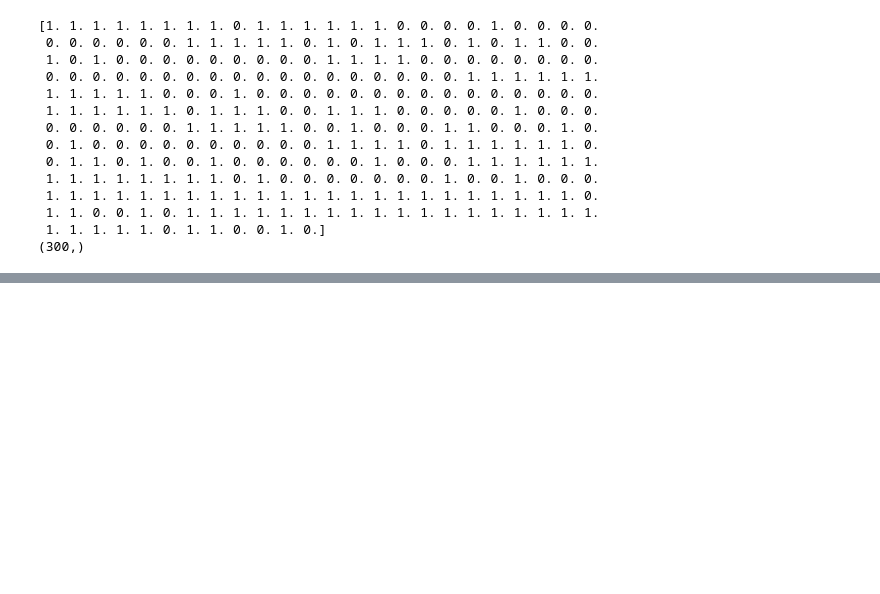
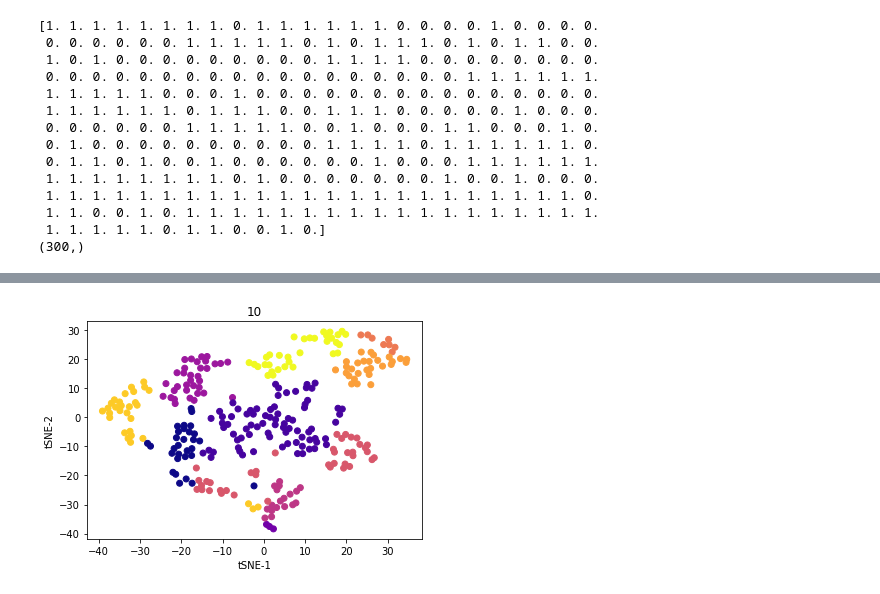
Before and after one commit to rohannramesh/Basketball_predictions, a Jupyter notebook: Team_by_team_analysis.ipynb, the cells around one changed output, grey strips where cells are left out. Drawn from its saved outputs; the diff is of its cells as text; code cells hidden in the pictures; blank space fills up the shorter version.

```diff
--- a/Team_by_team_analysis.ipynb
+++ b/Team_by_team_analysis.ipynb
@@ -469,0 +514,18 @@ print(np.shape(curr_stat_values))
+# %%
+from sklearn.cluster import AgglomerativeClustering
+clusters_use = 10
+model = AgglomerativeClustering(linkage='ward',
+                                            n_clusters=clusters_use)
+model.fit(curr_graph_metrics)
+agg_clust_labels = model.labels_
+# plt.plot(A)
+# plt.show()
+cm = plt.get_cmap('plasma_r',clusters_use)
+cmap_colors = [cm.colors[i] for i in agg_clust_labels]
+plt.scatter(tsne_results[:,0],tsne_results[:,1],c=cmap_colors)
+plt.title(str(clusters_use))
+plt.xlabel('tSNE-1')
+plt.ylabel('tSNE-2')
+plt.show()
+# %% [output]
+[figure, added]
```
Also changed, not shown: parts of 9 cells of this notebook.
